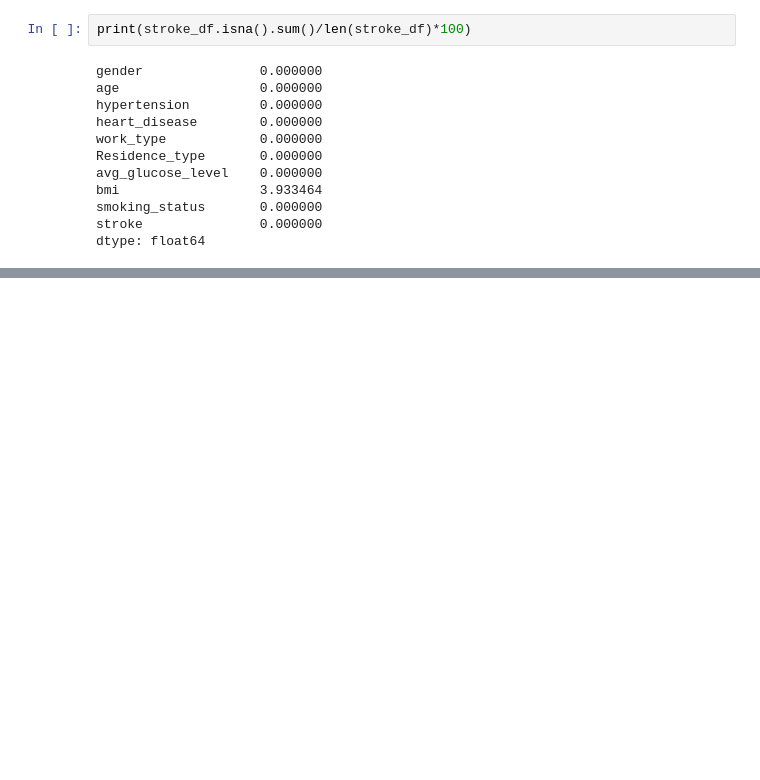
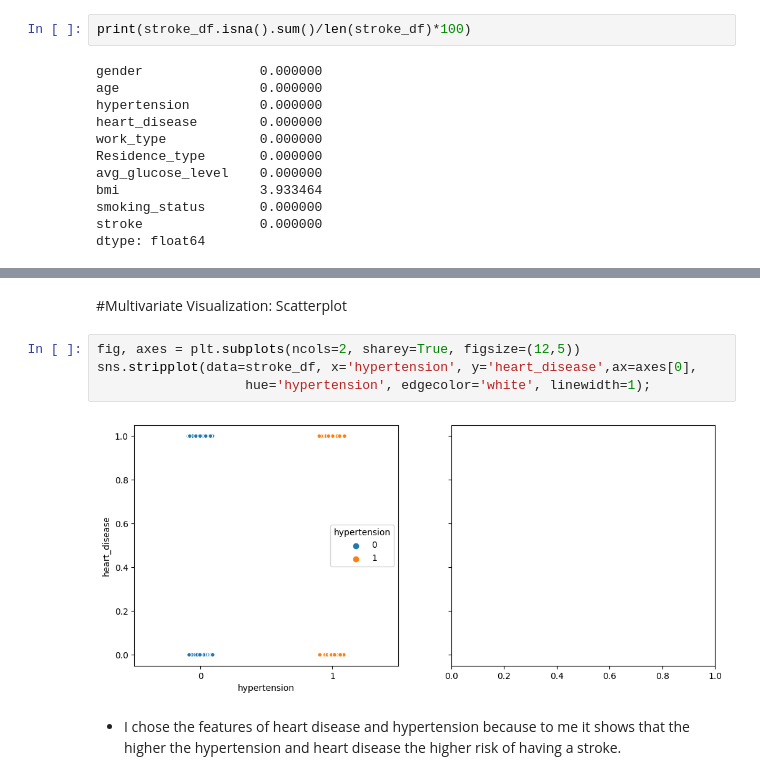
Before and after one commit to CatDawn29/Catherine-Project-2.0, a Jupyter notebook: Tippins_Project_2.ipynb, the cells around one changed output, grey strips where cells are left out. Cells and saved outputs as stored; diff of their text form; blank space fills up the shorter version.

```diff
--- a/Tippins_Project_2.ipynb
+++ b/Tippins_Project_2.ipynb
@@ -303,0 +320,10 @@ dtype: float64
+# %% [markdown]
+#Multivariate Visualization: Scatterplot
+# %%
+fig, axes = plt.subplots(ncols=2, sharey=True, figsize=(12,5))
+sns.stripplot(data=stroke_df, x='hypertension', y='heart_disease',ax=axes[0],
+                   hue='hypertension', edgecolor='white', linewidth=1);
+# %% [output]
+[figure, added]
+# %% [markdown]
+- I chose the features of heart disease and hypertension because to me it shows that the higher the hypertension and heart disease the higher risk of having a stroke.
```
Also changed, not shown: parts of 3 cells of this notebook.
